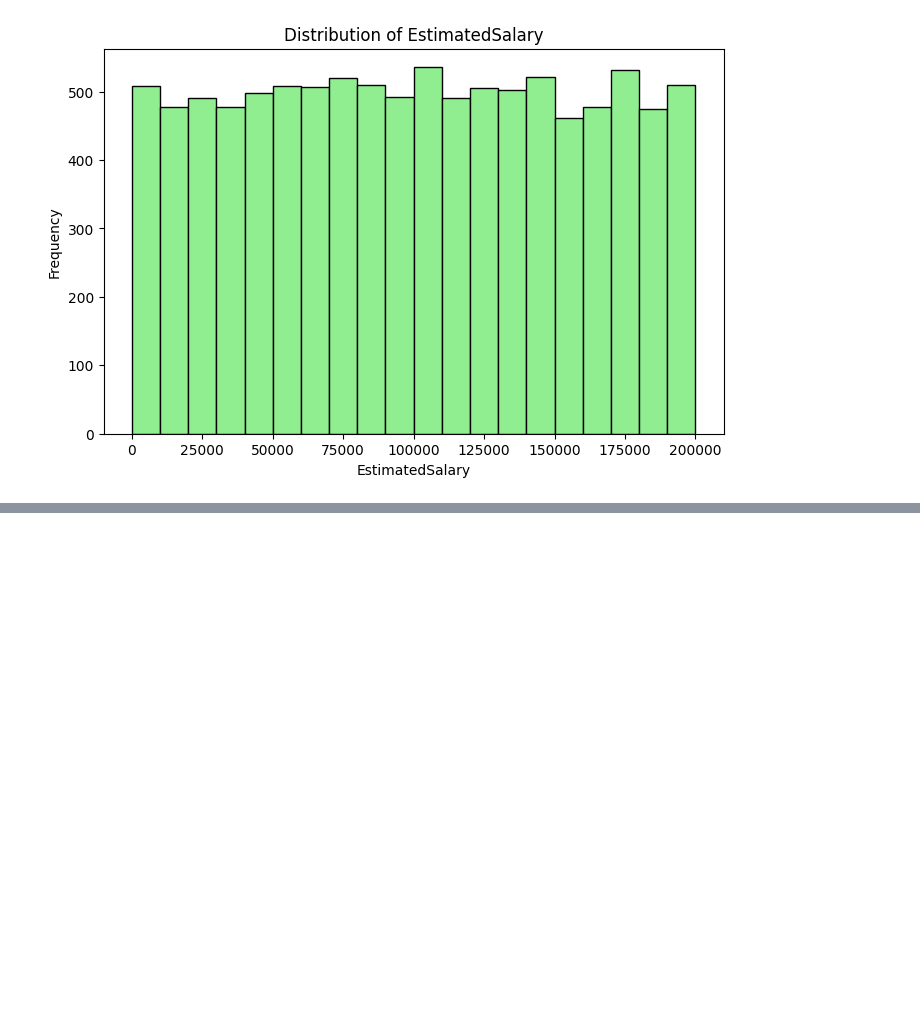
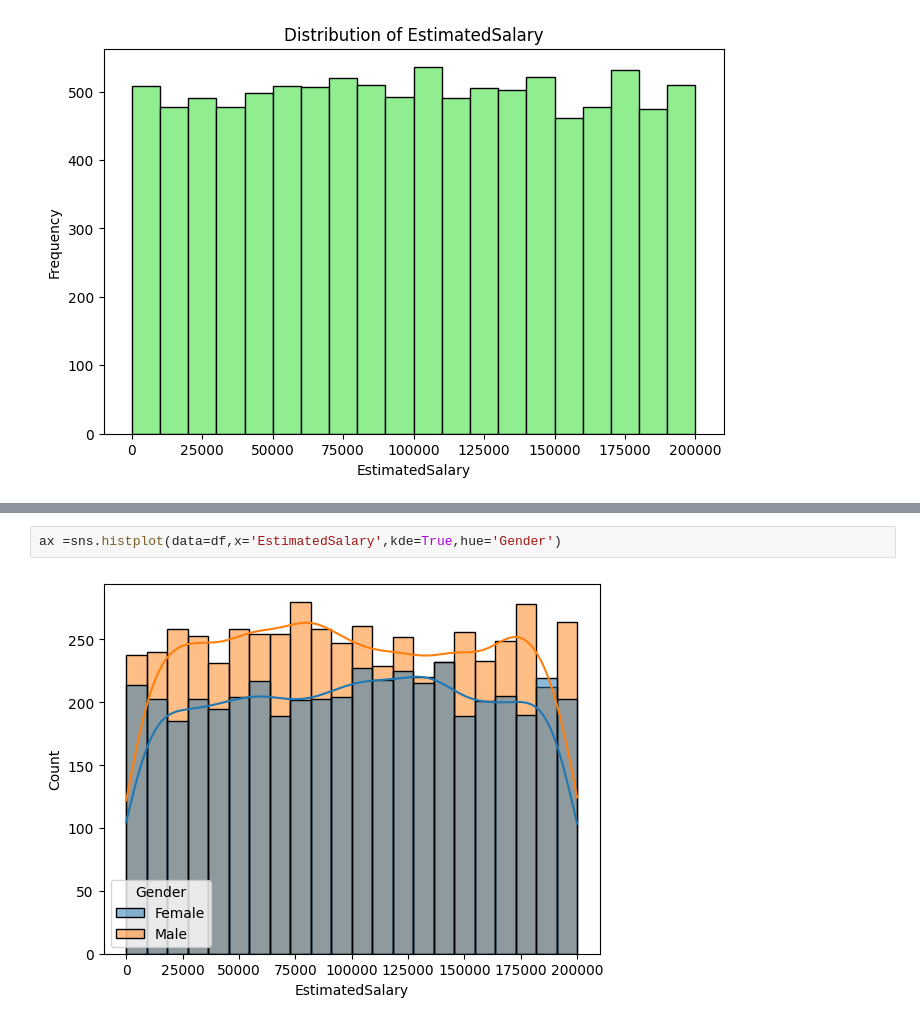
Before and after one commit to VinayBabuGorantla/customerChurnModelling, a Jupyter notebook: notebook/data/EDA.ipynb, the cells around one changed output, grey strips where cells are left out. Drawn from its saved outputs; the diff is of its cells as text; blank space fills up the shorter version.

```diff
--- a/notebook/data/EDA.ipynb
+++ b/notebook/data/EDA.ipynb
@@ -288,0 +295,4 @@ for column in float_columns:
+# %%
+ax =sns.histplot(data=df,x='EstimatedSalary',kde=True,hue='Gender')
+# %% [output]
+[figure, added]
```
Also changed, not shown: parts of 24 cells of this notebook, 4 other files.
